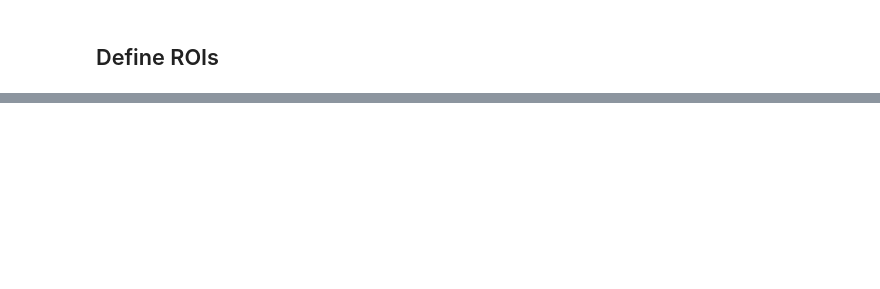
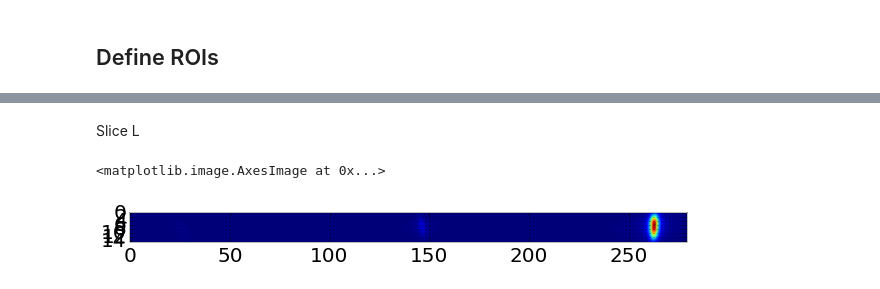
Before and after one commit to giulioungaretti/SPring8, a Jupyter notebook: Napkin.ipynb, the cells around one changed output, grey strips where cells are left out. Cells and saved outputs as stored; diff of their text form; code cells hidden in the pictures; blank space fills up the shorter version.

```diff
--- a/Napkin.ipynb
+++ b/Napkin.ipynb
@@ -90,0 +117,10 @@ slice_roi = []  # x1,x2,y1,y2
+# %%
+part1 = image_slice[0:(shape(image_slice)[0])/3]
+part2 = image_slice[(shape(image_slice)[0])/3:(shape(image_slice)[0])/3
+                   +(shape(image_slice)[0])/3]
+part3 = image_slice[2*(shape(image_slice)[0])/3:
+                     (shape(image_slice)[0])]
+
+parts_hk = [part1,part2,part3]
+# %% [markdown]
+Slice L
@@ -90,0 +131,5 @@ slice_roi = []  # x1,x2,y1,y2
+# %%
+imshow(part2)
+# %% [output]
+<matplotlib.image.AxesImage at 0x...>
+[figure, added]
```
Also changed, not shown: parts of 18 cells of this notebook.
